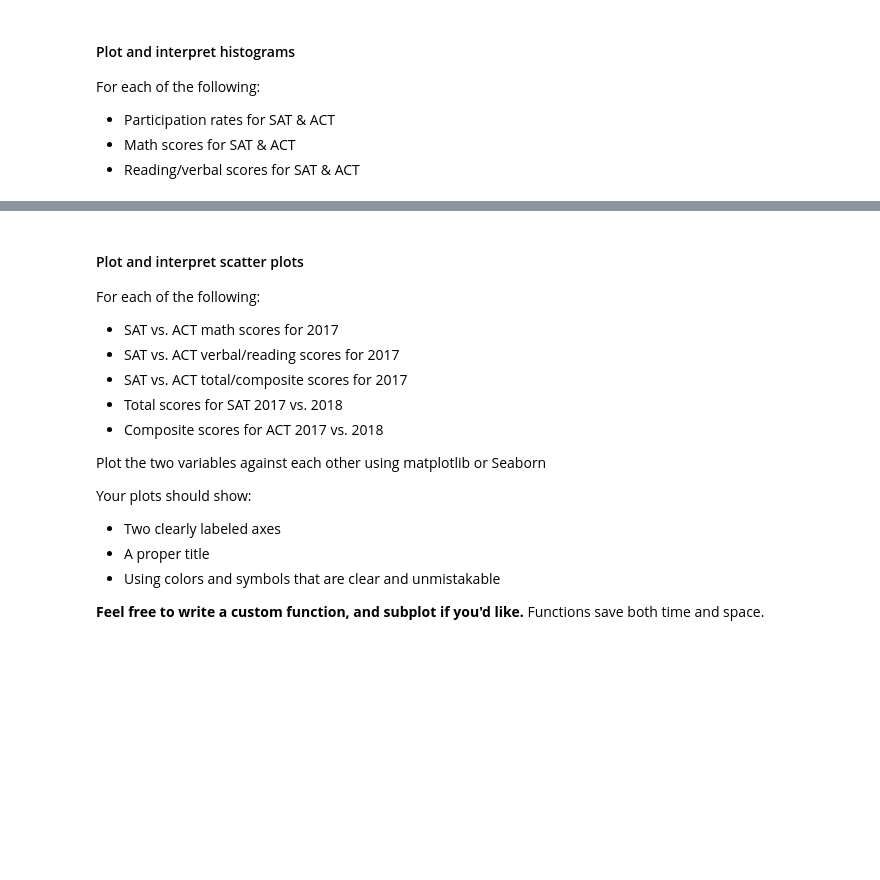
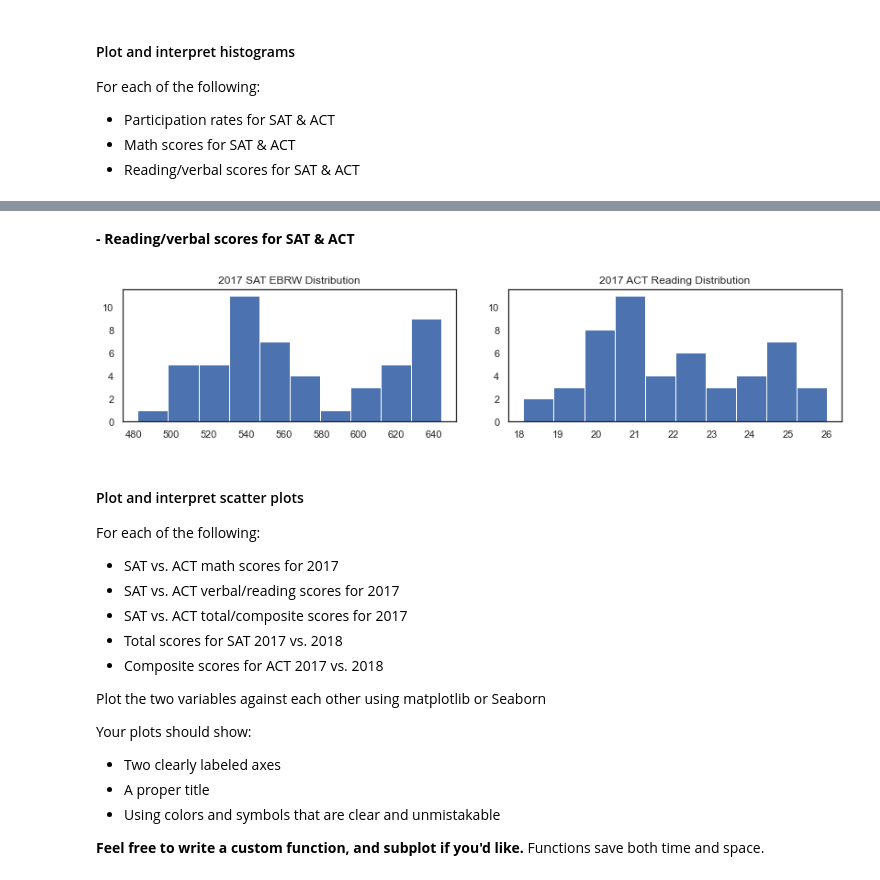
Before and after one commit to amcurley/GA_projects, a Jupyter notebook: Projects/project-1-master/code/Submission-project.ipynb, the cells around one changed output, grey strips where cells are left out. Cells and saved outputs as stored; diff of their text form; code cells hidden in the pictures; blank space fills up the shorter version.

```diff
--- a/Projects/project-1-master/code/Submission-project.ipynb
+++ b/Projects/project-1-master/code/Submission-project.ipynb
@@ -1698,3 +1749,14 @@ plt.xlabel('Data');t.figure(figsize=(12,10))
+# %% [markdown]
+**- Reading/verbal scores for SAT & ACT**
+# %%
+double_hist(
+    final,
+    ['2017_sat_evidence_based_reading_and_writing','2017_act_reading'],
+    ['2017 SAT EBRW Distribution','2017 ACT Reading Distribution'],
+    ['Mean Score','Mean Score'],
+)
+# %% [output]
+[figure, added]
 # %% [markdown]
 #### Plot and interpret scatter plots
 
```
Also changed, not shown: parts of 45 cells of this notebook, 3 other files.
